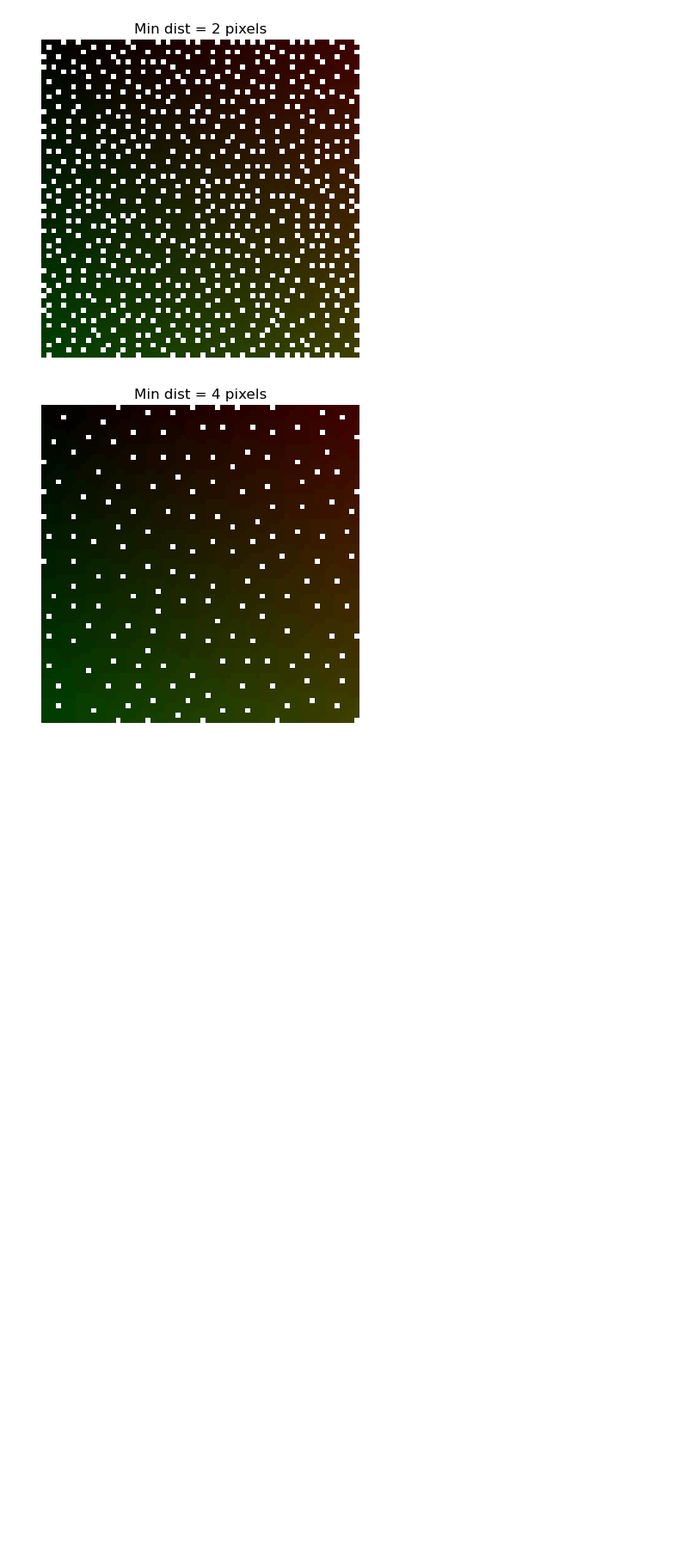
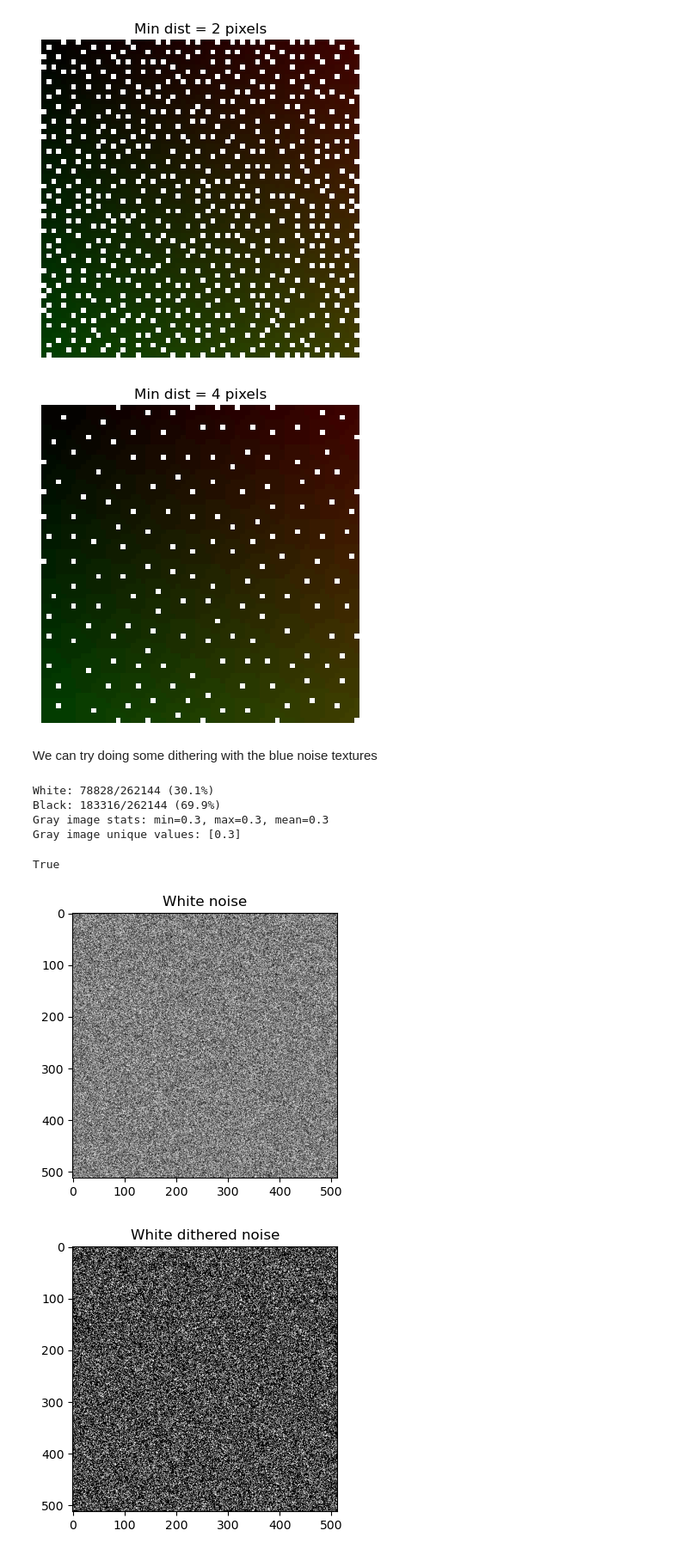
Before and after one commit to lilinitsy/FoveatedImageStatisticsPlayground, a Jupyter notebook: BlueNoiseToys.ipynb, the cells around one changed output. Shown at 86% size. Drawn from its saved outputs; the diff is of its cells as text; code cells hidden in the pictures; blank space fills up the shorter version.

```diff
--- a/BlueNoiseToys.ipynb
+++ b/BlueNoiseToys.ipynb
@@ -140,3 +143,62 @@ plt.axis('off')
 plt.show()
 # %% [output]
 [figure]
+# %% [markdown]
+We can try doing some dithering with the blue noise textures
+# %%
+test_input_bnt = cv2.imread("textures/bluenoise_filterinput/0.PNG")
+test_input_bnt = cv2.cvtColor(test_input_bnt, cv2.COLOR_BGR2GRAY)
+
+width = 512
+height = 512
+shape = (height, width)
+
+# Define some noise parameters
+def white_spectrum(f):
+    return np.ones_like(f)
+
+def blue_spectrum(f):
+	return f
+
+def pink_spectrum(f):
+	f_safe = np.maximum(f, 1e-6)
+	return 1 / f_safe
+
+def violet_spectrum(f):
+	return f ** 2
+
+
+gray_point3 = create_gray_image(shape, 0.3)
+white_noise = np.random.uniform(0, 1, shape)
+#white_dithered = dither_with_noise(gray_point3, white_noise_normalized)
+white_dithered = dither_with_noise2(gray_point3, white_noise)
+
+plt.figure(figsize=(8, 4))
+plt.imshow(white_noise, cmap='gray', vmin=0.0, vmax=1.0)
+plt.title("White noise")
+
+plt.figure(figsize=(8, 4))
+plt.imshow(white_dithered, cmap='gray', vmin=0.0, vmax=1.0)
+plt.title("White dithered noise")
+
+
+white_pixels = np.sum(white_dithered == 1.0)
+black_pixels = np.sum(white_dithered == 0.0)
+total_pixels = white_pixels + black_pixels
+print(f"White: {white_pixels}/{total_pixels} ({100*white_pixels/total_pixels:.1f}%)")
+print(f"Black: {black_pixels}/{total_pixels} ({100*black_pixels/total_pixels:.1f}%)")
+
+print(f"Gray image stats: min={np.min(gray_point3)}, max={np.max(gray_point3)}, mean={np.mean(gray_point3)}")
+print(f"Gray image unique values: {np.unique(gray_point3)}")
+
+white_dithered_uint8 = (white_dithered * 255).astype(np.uint8)
+
+cv2.imwrite("textures/white_dithered.PNG", white_dithered_uint8)
+# %% [output]
+White: 78828/262144 (30.1%)
+Black: 183316/262144 (69.9%)
+Gray image stats: min=0.3, max=0.3, mean=0.3
+Gray image unique values: [0.3]
+True
+[figure, added]
+[figure, added]
```
Also changed, not shown: parts of 2 cells of this notebook, 14 other files.
